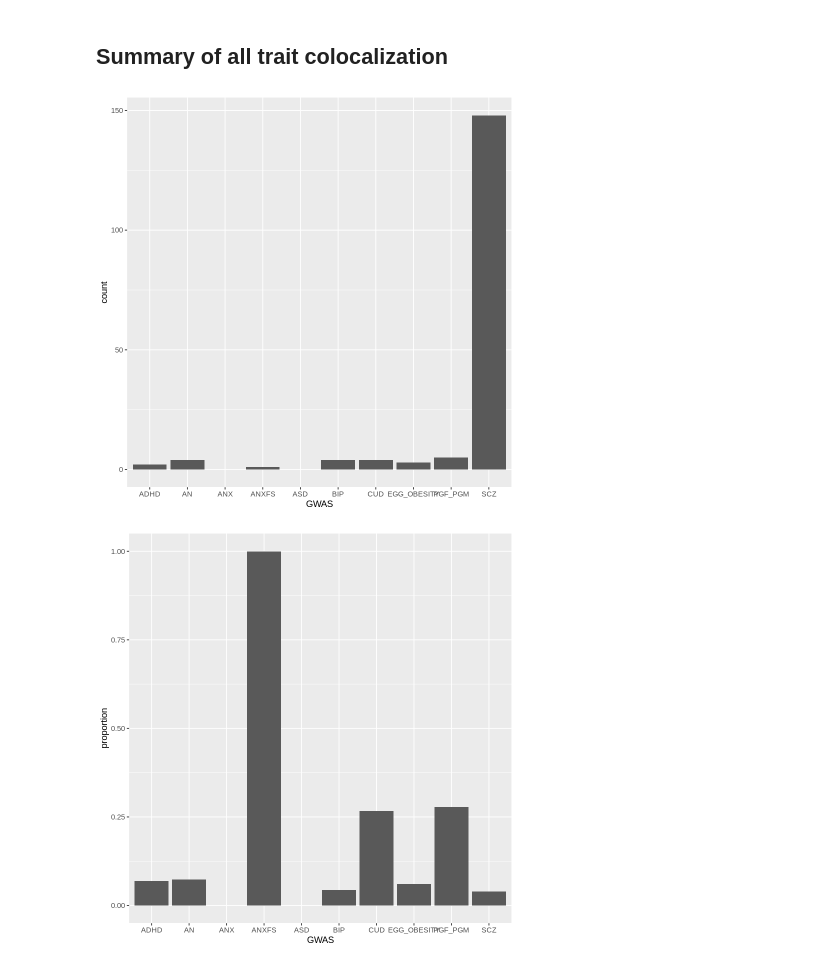
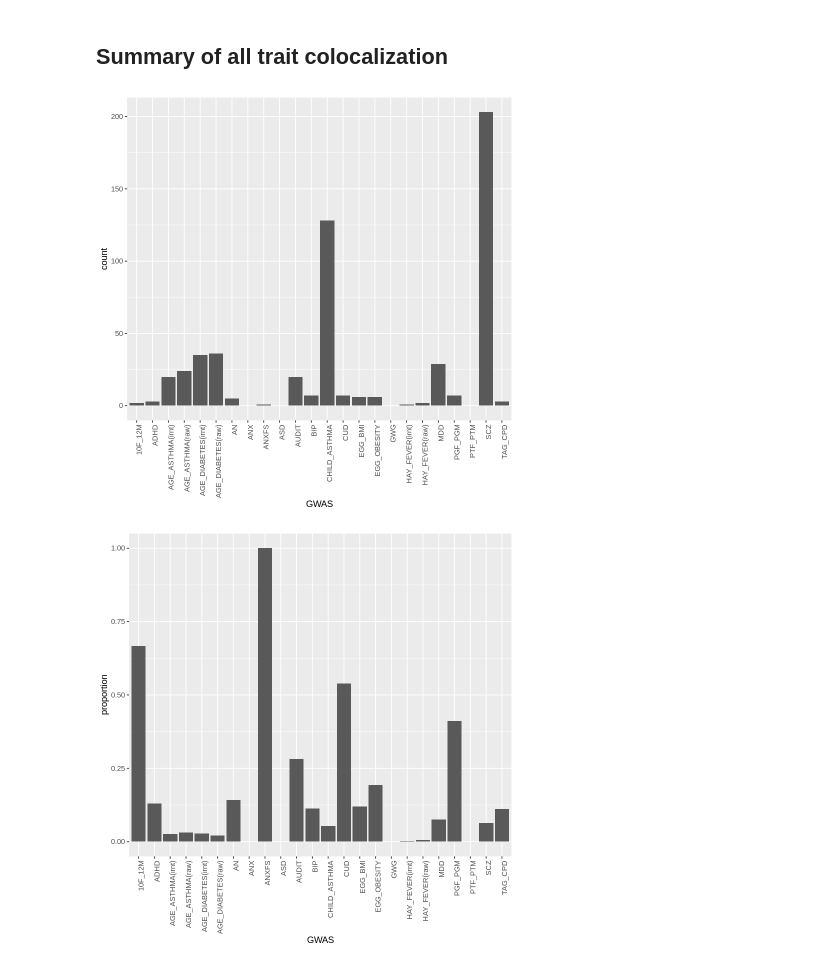
Before and after one commit to wilcas/sex_specific_mQTL, a Jupyter notebook: delahaye_mQTL_analyses/placental_mqtl_colocalization.ipynb, the cells around one changed output. Saved outputs shown, nothing was run; the diff lists cells and outputs as text; code cells hidden in the pictures.

Commit message:
updated colocalization figures, new pre-eclampsia results

```diff
--- a/delahaye_mQTL_analyses/placental_mqtl_colocalization.ipynb
+++ b/delahaye_mQTL_analyses/placental_mqtl_colocalization.ipynb
@@ -290,8 +293,18 @@ all_coloc <- lapply(trait_coloc,fread)
 names(all_coloc) <- gsub(".*/(.*)_colocalization.txt","\\1",trait_coloc)
 coloc_table <- rbindlist(all_coloc,idcol="GWAS")
 # %%
-ggplot(coloc_table[,.(proportion = sum(PP.H4.abf > 0.95) / .N,count=sum(PP.H4.abf >0.95)),by=GWAS], aes(GWAS,count)) + geom_col()
-ggplot(coloc_table[,.(proportion = sum(PP.H4.abf > 0.95) / .N,count=sum(PP.H4.abf >0.95)),by=GWAS], aes(GWAS,proportion)) + geom_col()
+ggplot(
+    coloc_table[,.(proportion = sum(PP.H4.abf > 0.9) / .N,count=sum(PP.H4.abf >0.9)),by=GWAS],
+    aes(GWAS,count)
+) +
+geom_col() +
+theme(axis.text.x = element_text(angle=90, hjust=1, vjust=1))
+ggplot(
+    coloc_table[,.(proportion = sum(PP.H4.abf > 0.9) / .N,count=sum(PP.H4.abf >0.9)),by=GWAS],
+    aes(GWAS,proportion)
+) +
+geom_col() +
+theme(axis.text.x = element_text(angle=90, hjust=1, vjust=1))
 # %% [output]
-[figure, old version]
+[figure, new version]
-[figure, old version]
+[figure, new version]
```
Also changed, not shown: parts of 9 cells of this notebook, 1 other file.
